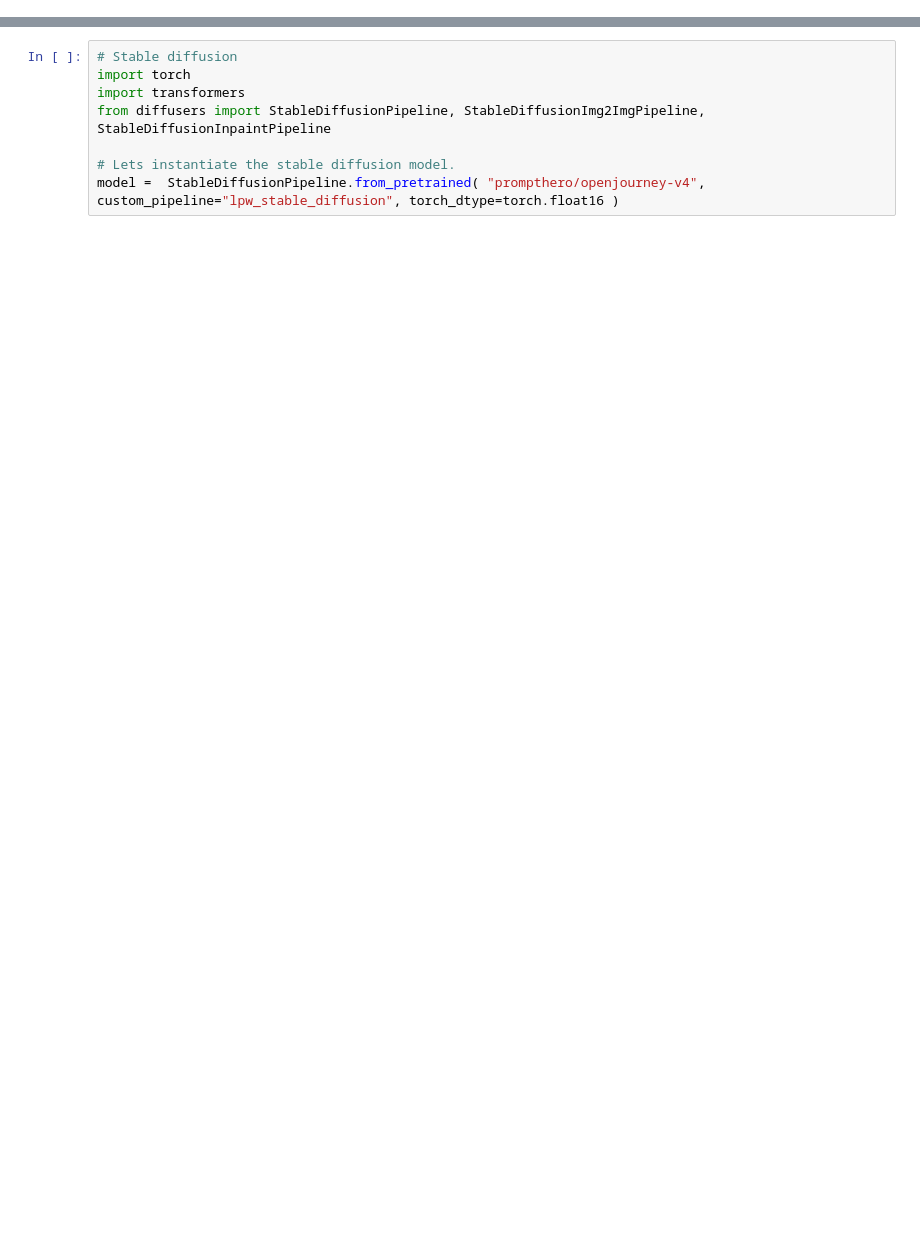
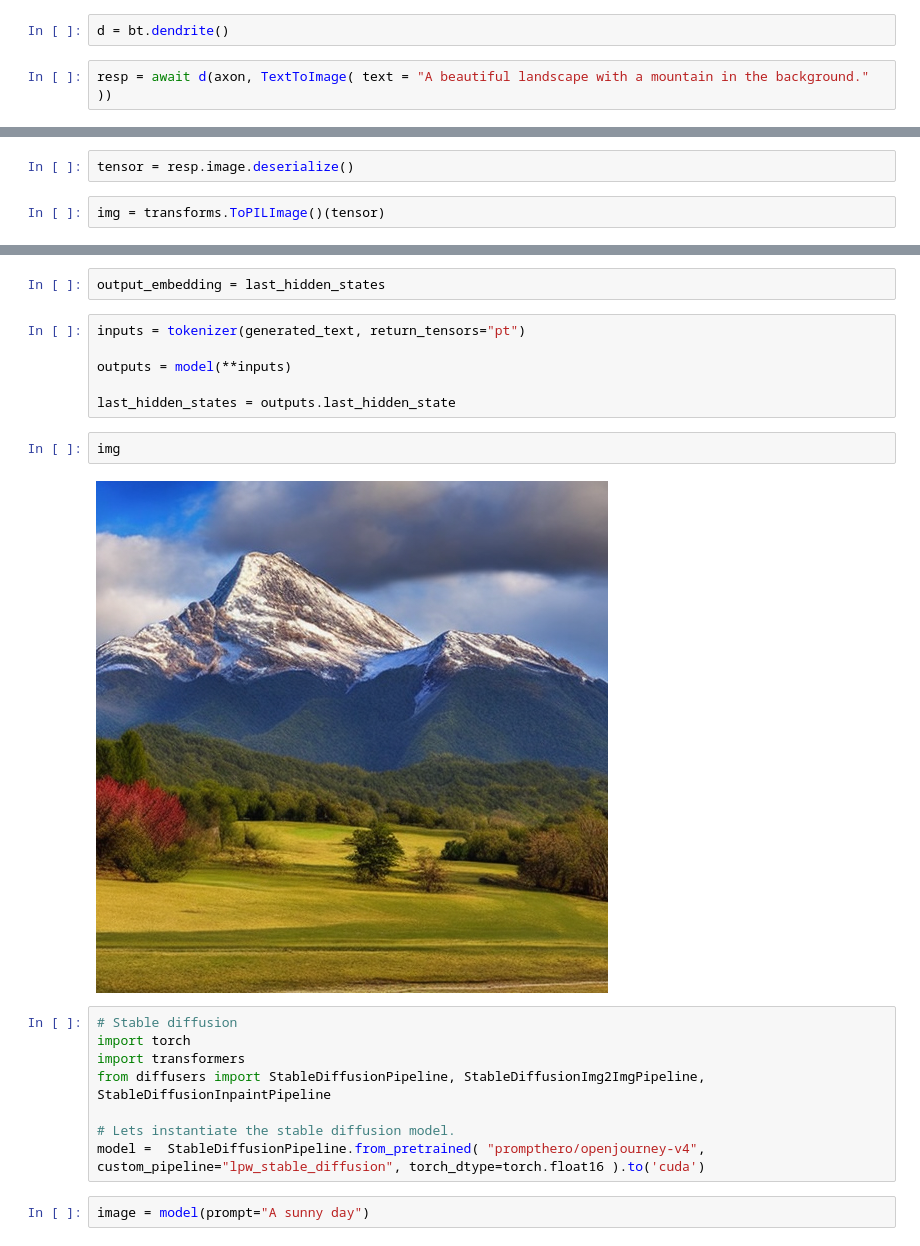
Before and after one commit to unconst/ImageSubnet, a Jupyter notebook: scratch.ipynb, the cells around one changed output, grey strips where cells are left out. Saved outputs shown, nothing was run; the diff lists cells and outputs as text; blank space fills up the shorter version.

```diff
--- a/scratch.ipynb
+++ b/scratch.ipynb
@@ -33,0 +76,4 @@ axon = bt.axon().attach( text_to_image ).start()
+# %%
+d = bt.dendrite()
+# %%
+resp = await d(axon, TextToImage( text = "A beautiful landscape with a mountain in the background." ))
@@ -33,0 +85,4 @@ axon = bt.axon().attach( text_to_image ).start()
+# %%
+tensor = resp.image.deserialize()
+# %%
+img = transforms.ToPILImage()(tensor)
@@ -34,3 +143,15 @@ axon = bt.axon().attach( text_to_image ).start()
+# %%
+output_embedding = last_hidden_states
+# %%
+inputs = tokenizer(generated_text, return_tensors="pt")
+
+outputs = model(**inputs)
+
+last_hidden_states = outputs.last_hidden_state
+# %%
+img
+# %% [output]
+[figure, added]
 # %%
 # Stable diffusion
 import torch
@@ -38,4 +159,6 @@ import transformers
 from diffusers import StableDiffusionPipeline, StableDiffusionImg2ImgPipeline, StableDiffusionInpaintPipeline
 
 # Lets instantiate the stable diffusion model.
-model =  StableDiffusionPipeline.from_pretrained( "prompthero/openjourney-v4", custom_pipeline="lpw_stable_diffusion", torch_dtype=torch.float16 )
+model =  StableDiffusionPipeline.from_pretrained( "prompthero/openjourney-v4", custom_pipeline="lpw_stable_diffusion", torch_dtype=torch.float16 ).to('cuda')
+# %%
+image = model(prompt="A sunny day")
```
Also changed, not shown: parts of 11 cells of this notebook.
